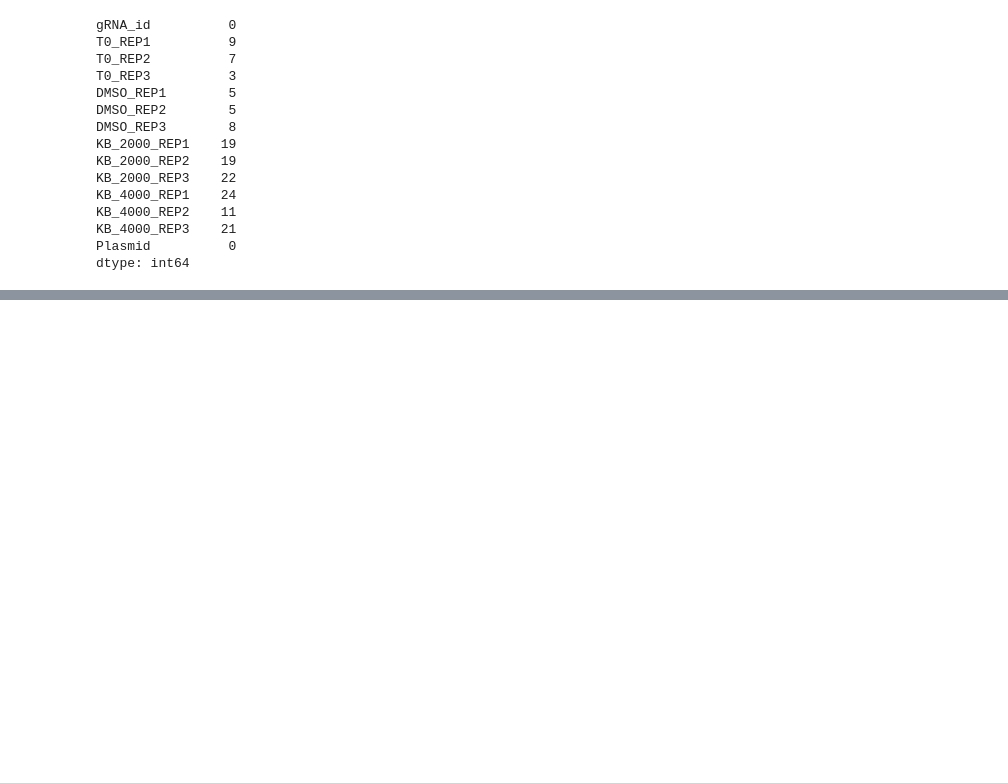
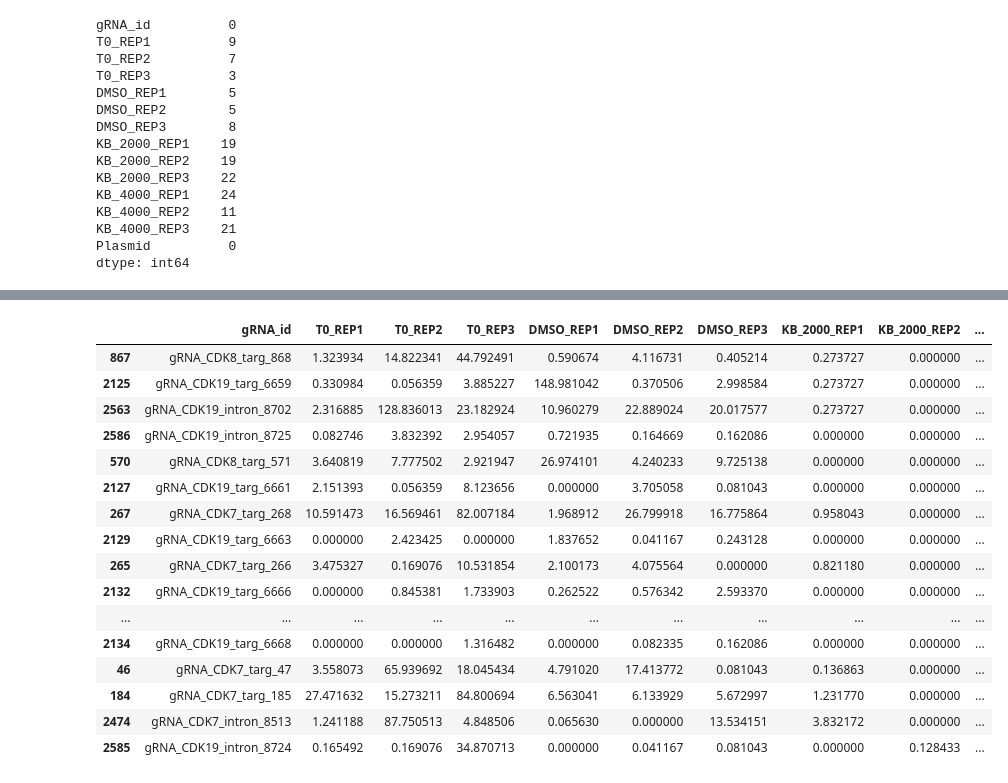
Before and after one commit to samgould2/CDK-BE-mutagenesis, a Jupyter notebook: notebooks/04_LFC_FDR_tables/LFC_FDR_pvals.ipynb, the cells around one changed output, grey strips where cells are left out. Cells and saved outputs as stored; diff of their text form; code cells hidden in the pictures; blank space fills up the shorter version.

```diff
--- a/notebooks/04_LFC_FDR_tables/LFC_FDR_pvals.ipynb
+++ b/notebooks/04_LFC_FDR_tables/LFC_FDR_pvals.ipynb
@@ -156,0 +167,20 @@ dtype: int64
+# %%
+a2.sort_values(by='KB_2000_REP2')[:20]
+# %% [output]
+|  | gRNA_id | T0_REP1 | T0_REP2 | T0_REP3 | DMSO_REP1 | DMSO_REP2 | DMSO_REP3 | KB_2000_REP1 | KB_2000_REP2 | ... |
+| 867 | gRNA_CDK8_targ_868 | 1.323934 | 14.822341 | 44.792491 | 0.590674 | 4.116731 | 0.405214 | 0.273727 | 0.000000 | ... |
+| 2125 | gRNA_CDK19_targ_6659 | 0.330984 | 0.056359 | 3.885227 | 148.981042 | 0.370506 | 2.998584 | 0.273727 | 0.000000 | ... |
+| 2563 | gRNA_CDK19_intron_8702 | 2.316885 | 128.836013 | 23.182924 | 10.960279 | 22.889024 | 20.017577 | 0.273727 | 0.000000 | ... |
+| 2586 | gRNA_CDK19_intron_8725 | 0.082746 | 3.832392 | 2.954057 | 0.721935 | 0.164669 | 0.162086 | 0.000000 | 0.000000 | ... |
+| 570 | gRNA_CDK8_targ_571 | 3.640819 | 7.777502 | 2.921947 | 26.974101 | 4.240233 | 9.725138 | 0.000000 | 0.000000 | ... |
+| 2127 | gRNA_CDK19_targ_6661 | 2.151393 | 0.056359 | 8.123656 | 0.000000 | 3.705058 | 0.081043 | 0.000000 | 0.000000 | ... |
+| 267 | gRNA_CDK7_targ_268 | 10.591473 | 16.569461 | 82.007184 | 1.968912 | 26.799918 | 16.775864 | 0.958043 | 0.000000 | ... |
+| 2129 | gRNA_CDK19_targ_6663 | 0.000000 | 2.423425 | 0.000000 | 1.837652 | 0.041167 | 0.243128 | 0.000000 | 0.000000 | ... |
+| 265 | gRNA_CDK7_targ_266 | 3.475327 | 0.169076 | 10.531854 | 2.100173 | 4.075564 | 0.000000 | 0.821180 | 0.000000 | ... |
+| 2132 | gRNA_CDK19_targ_6666 | 0.000000 | 0.845381 | 1.733903 | 0.262522 | 0.576342 | 2.593370 | 0.000000 | 0.000000 | ... |
+| ... | ... | ... | ... | ... | ... | ... | ... | ... | ... | ... |
+| 2134 | gRNA_CDK19_targ_6668 | 0.000000 | 0.000000 | 1.316482 | 0.000000 | 0.082335 | 0.162086 | 0.000000 | 0.000000 | ... |
+| 46 | gRNA_CDK7_targ_47 | 3.558073 | 65.939692 | 18.045434 | 4.791020 | 17.413772 | 0.081043 | 0.136863 | 0.000000 | ... |
+| 184 | gRNA_CDK7_targ_185 | 27.471632 | 15.273211 | 84.800694 | 6.563041 | 6.133929 | 5.672997 | 1.231770 | 0.000000 | ... |
+| 2474 | gRNA_CDK7_intron_8513 | 1.241188 | 87.750513 | 4.848506 | 0.065630 | 0.000000 | 13.534151 | 3.832172 | 0.000000 | ... |
+| 2585 | gRNA_CDK19_intron_8724 | 0.165492 | 0.169076 | 34.870713 | 0.000000 | 0.041167 | 0.081043 | 0.000000 | 0.128433 | ... |
```
Also changed, not shown: parts of 11 cells of this notebook, 14 other files.
